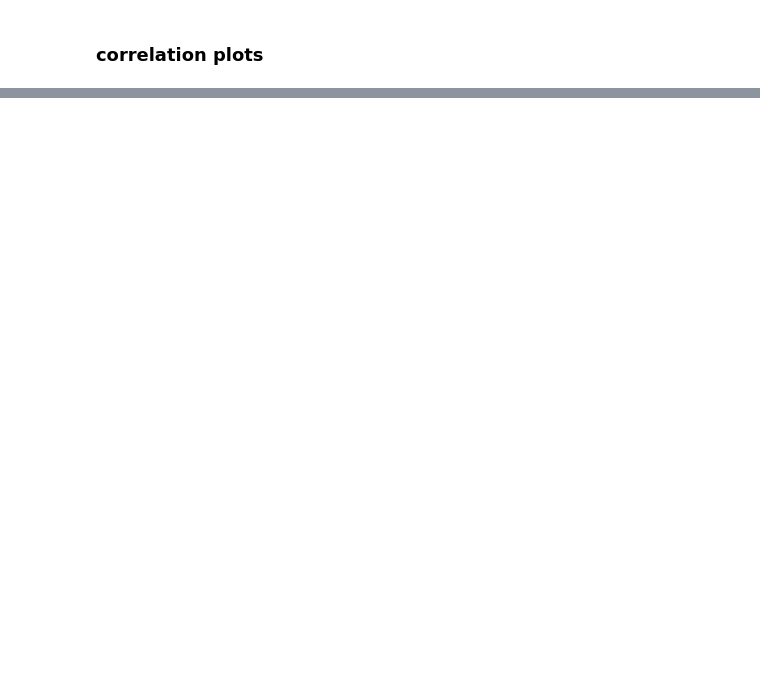
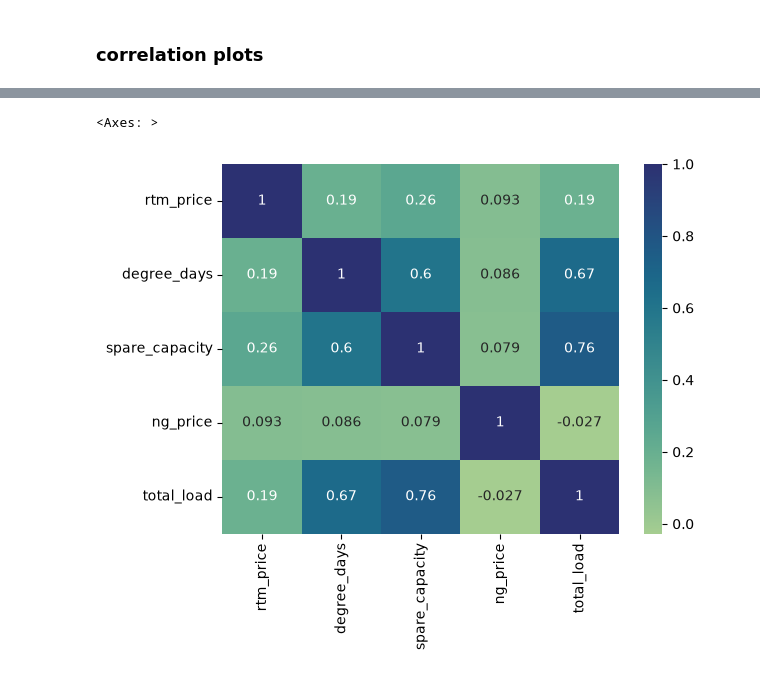
Before and after one commit to zyliaz/Energy-Price-Risk-Model, a Jupyter notebook: 03_notebooks/03_model/01_regression_data.ipynb, the cells around one changed output, grey strips where cells are left out. Drawn from its saved outputs; the diff is of its cells as text; code cells hidden in the pictures; blank space fills up the shorter version.

```diff
--- a/03_notebooks/03_model/01_regression_data.ipynb
+++ b/03_notebooks/03_model/01_regression_data.ipynb
@@ -166,3 +226,9 @@ ng_price         0.093438     0.086100        0.078667  1.000000
+# %%
+import seaborn as sns
+sns.heatmap(corr_matrix, annot=True, cmap='crest')
+# %% [output]
+<Axes: >
+[figure, added]
 # %%
 for year in [2021, 2022, 2023, 2024, 2025]:
     df_year = df[df['year'] == year]
```
Also changed, not shown: parts of 13 cells of this notebook, 14 other files.
